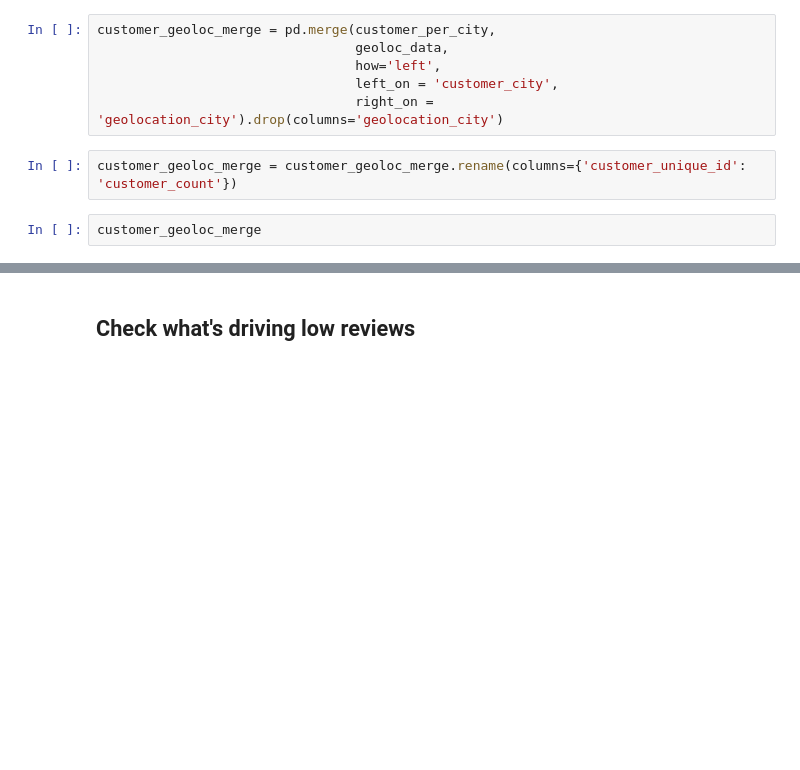
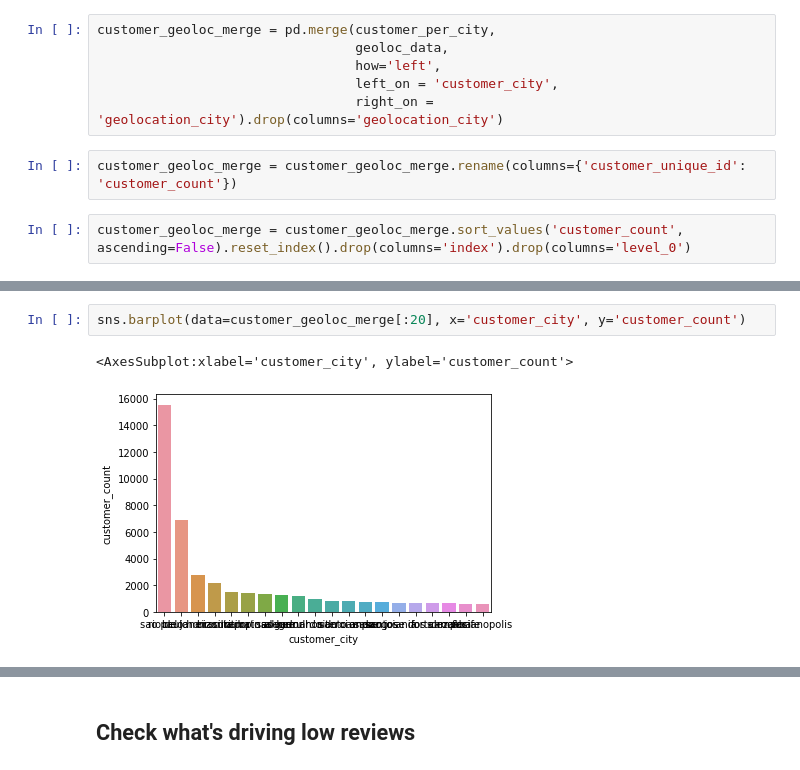
Before and after one commit to DucVanNgo/olist, a Jupyter notebook: notebooks/Data Exploration.ipynb, the cells around one changed output, grey strips where cells are left out. Cells and saved outputs as stored; diff of their text form; blank space fills up the shorter version.

Commit message:
Updated with barplot

```diff
--- a/notebooks/Data Exploration.ipynb
+++ b/notebooks/Data Exploration.ipynb
@@ -134,4 +154,4 @@ customer_geoloc_merge = pd.merge(customer_per_city,
 # %%
 customer_geoloc_merge = customer_geoloc_merge.rename(columns={'customer_unique_id': 'customer_count'})
 # %%
-customer_geoloc_merge
+customer_geoloc_merge = customer_geoloc_merge.sort_values('customer_count', ascending=False).reset_index().drop(columns='index').drop(columns='level_0')
@@ -152 +174,6 @@ customer_geoloc_merge
+# %%
+sns.barplot(data=customer_geoloc_merge[:20], x='customer_city', y='customer_count')
+# %% [output]
+<AxesSubplot:xlabel='customer_city', ylabel='customer_count'>
+[figure, added]
 # %%
```
Also changed, not shown: parts of 12 cells of this notebook.
